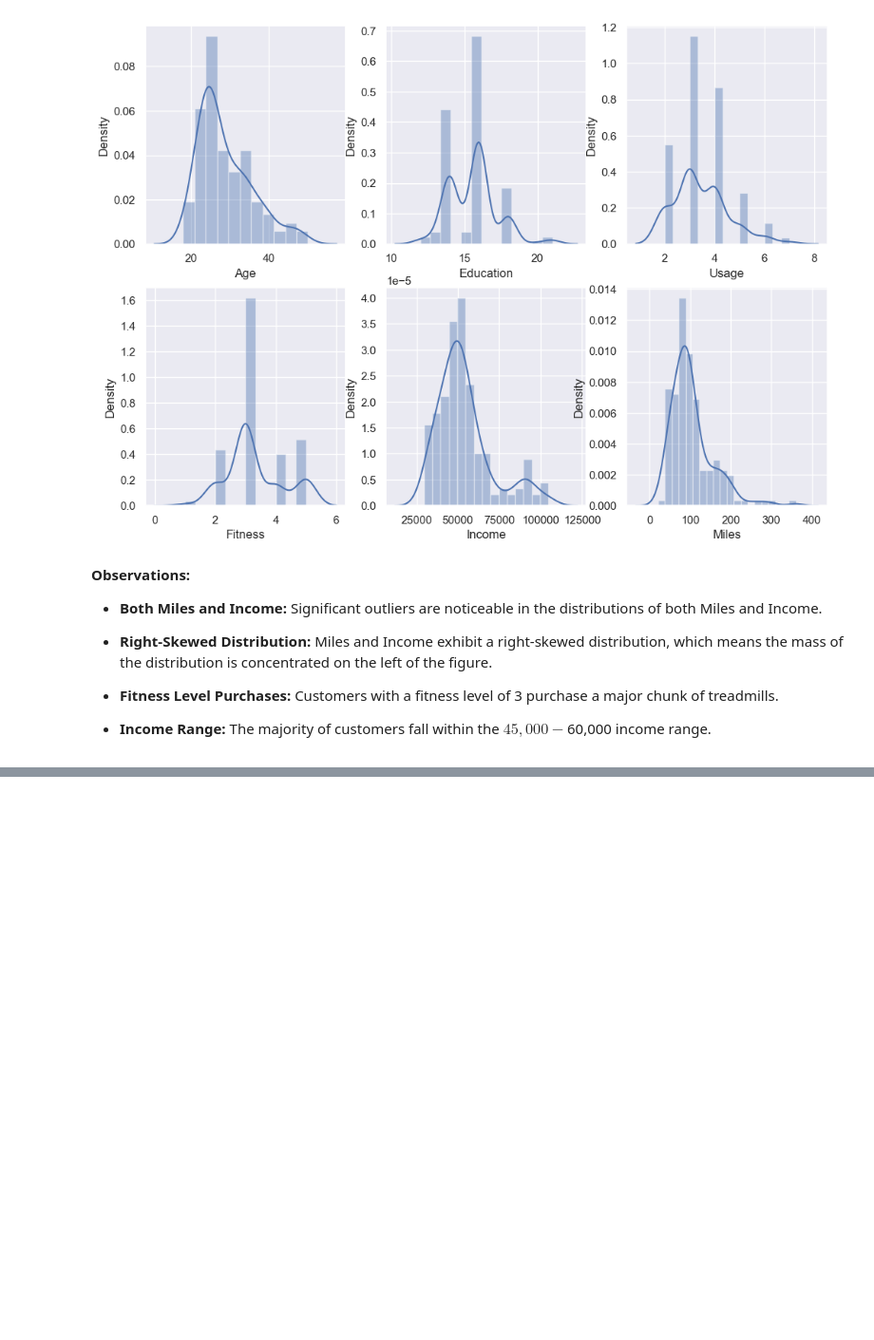
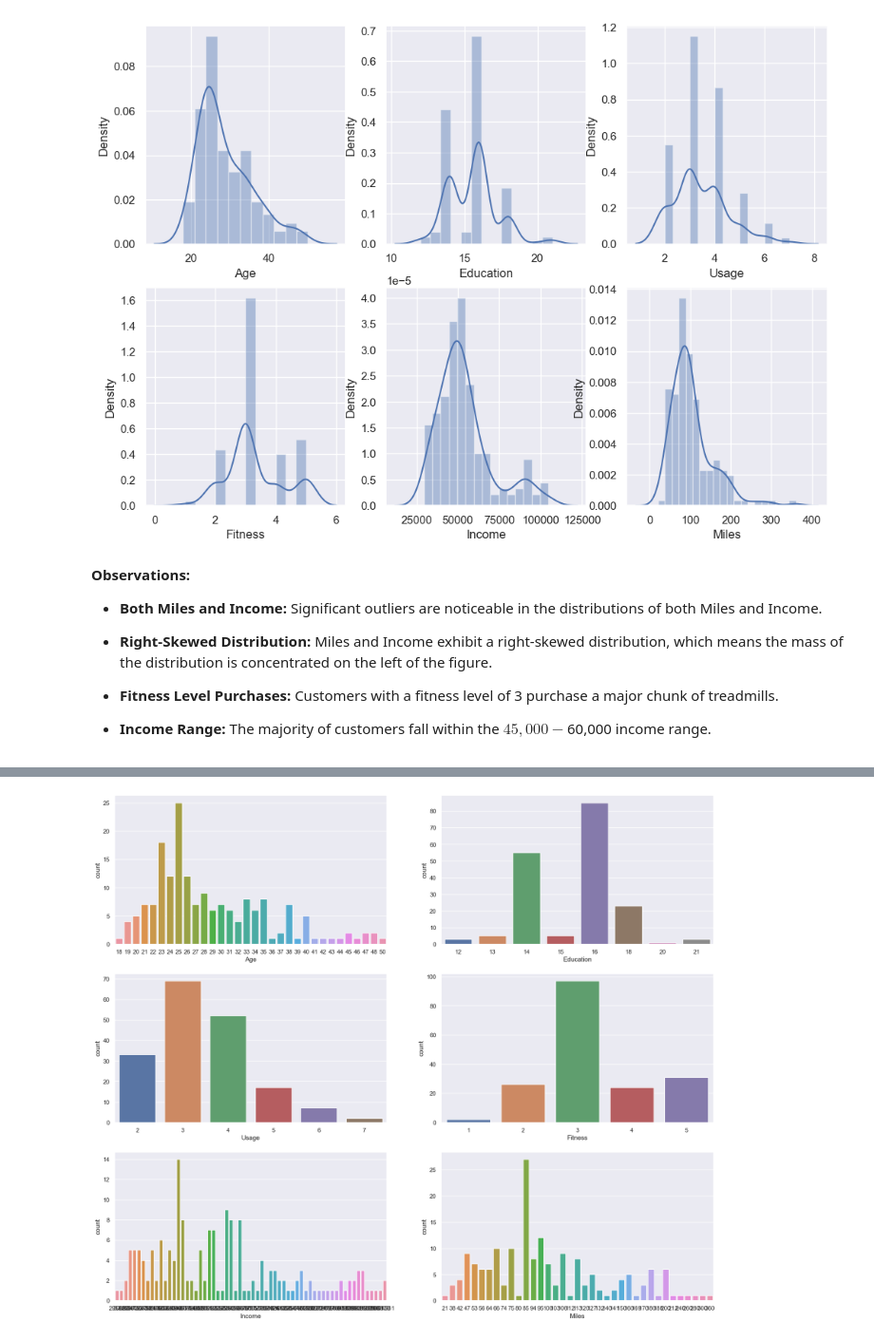
Before and after one commit to Senayitalazarb/Treadmill-buyer-profile-analysis, a Jupyter notebook: CustomerBehaviourAnalysis.ipynb, the cells around one changed output, grey strips where cells are left out. Shown at 95% size. Drawn from its saved outputs; the diff is of its cells as text; code cells hidden in the pictures; blank space fills up the shorter version.

```diff
--- a/CustomerBehaviourAnalysis.ipynb
+++ b/CustomerBehaviourAnalysis.ipynb
@@ -176,0 +182,14 @@ sns.distplot(df['Miles'], kde=True, ax=axis[1, 2])
+# %%
+
+fig, axis = plt.subplots(nrows=3, ncols=2, figsize=(20, 12))
+fig.subplots_adjust(top=1.2)
+
+sns.countplot(data=df, x="Age", ax=axis[0,0])
+sns.countplot(data=df, x="Education", ax=axis[0,1])
+sns.countplot(data=df, x="Usage", ax=axis[1,0])
+sns.countplot(data=df, x="Fitness", ax=axis[1,1])
+sns.countplot(data=df, x="Income", ax=axis[2,0])
+sns.countplot(data=df, x="Miles", ax=axis[2,1])
+plt.show()
+# %% [output]
+[figure, added]
```
Also changed, not shown: parts of 5 cells of this notebook.
